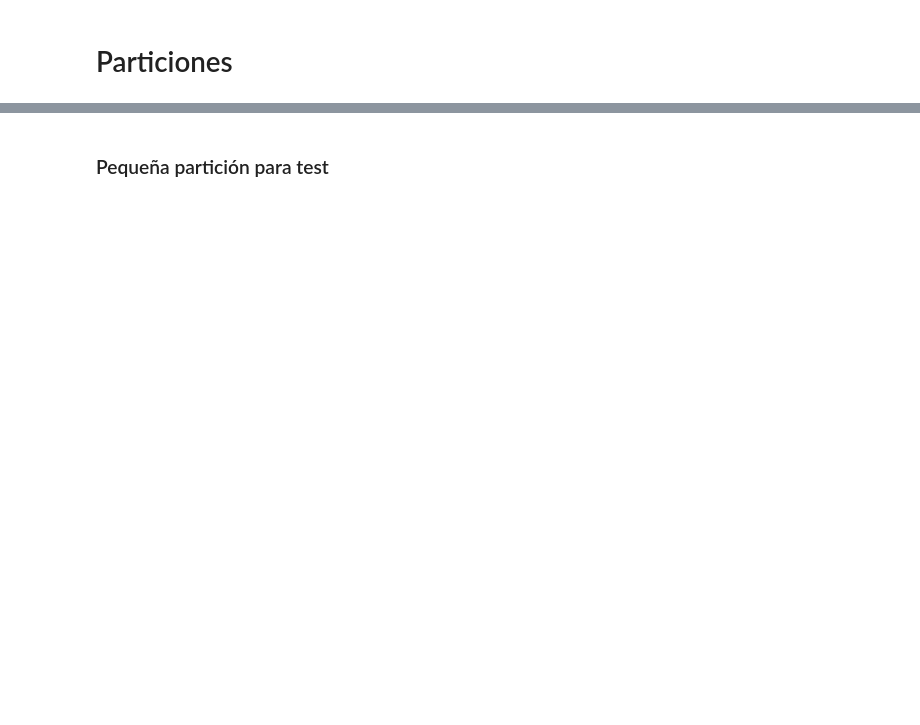
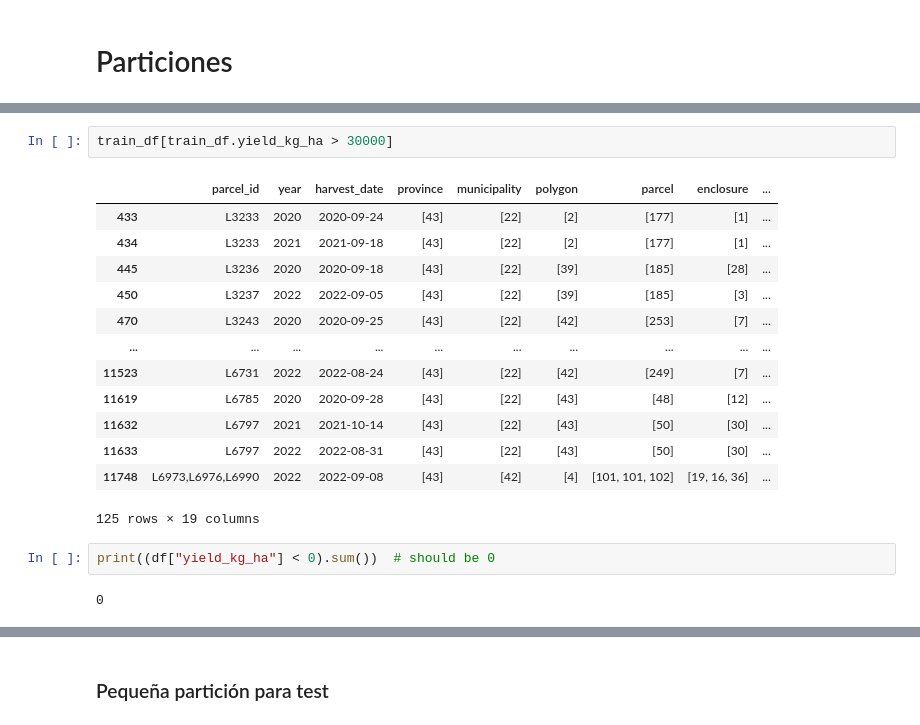
Before and after one commit to ivaaanrm/ai-vineyard-productivity, a Jupyter notebook: notebooks/dataset.ipynb, the cells around one changed output, grey strips where cells are left out. Cells and saved outputs as stored; diff of their text form; blank space fills up the shorter version.

```diff
--- a/notebooks/dataset.ipynb
+++ b/notebooks/dataset.ipynb
@@ -368,0 +741,20 @@ export_to_csv(tactic_df, OUT_DIR / "tactic_dataset_processed.csv")
+# %%
+train_df[train_df.yield_kg_ha > 30000]
+# %% [output]
+|  | parcel_id | year | harvest_date | province | municipality | polygon | parcel | enclosure | ... |
+| 433 | L3233 | 2020 | 2020-09-24 | [43] | [22] | [2] | [177] | [1] | ... |
+| 434 | L3233 | 2021 | 2021-09-18 | [43] | [22] | [2] | [177] | [1] | ... |
+| 445 | L3236 | 2020 | 2020-09-18 | [43] | [22] | [39] | [185] | [28] | ... |
+| 450 | L3237 | 2022 | 2022-09-05 | [43] | [22] | [39] | [185] | [3] | ... |
+| 470 | L3243 | 2020 | 2020-09-25 | [43] | [22] | [42] | [253] | [7] | ... |
+| ... | ... | ... | ... | ... | ... | ... | ... | ... | ... |
+| 11523 | L6731 | 2022 | 2022-08-24 | [43] | [22] | [42] | [249] | [7] | ... |
+| 11619 | L6785 | 2020 | 2020-09-28 | [43] | [22] | [43] | [48] | [12] | ... |
+| 11632 | L6797 | 2021 | 2021-10-14 | [43] | [22] | [43] | [50] | [30] | ... |
+| 11633 | L6797 | 2022 | 2022-08-31 | [43] | [22] | [43] | [50] | [30] | ... |
+| 11748 | L6973,L6976,L6990 | 2022 | 2022-09-08 | [43] | [42] | [4] | [101, 101, 102] | [19, 16, 36] | ... |
+125 rows × 19 columns
+# %%
+print((df["yield_kg_ha"] < 0).sum())  # should be 0
+# %% [output]
+0
```
Also changed, not shown: parts of 26 cells of this notebook, 2 other files.
